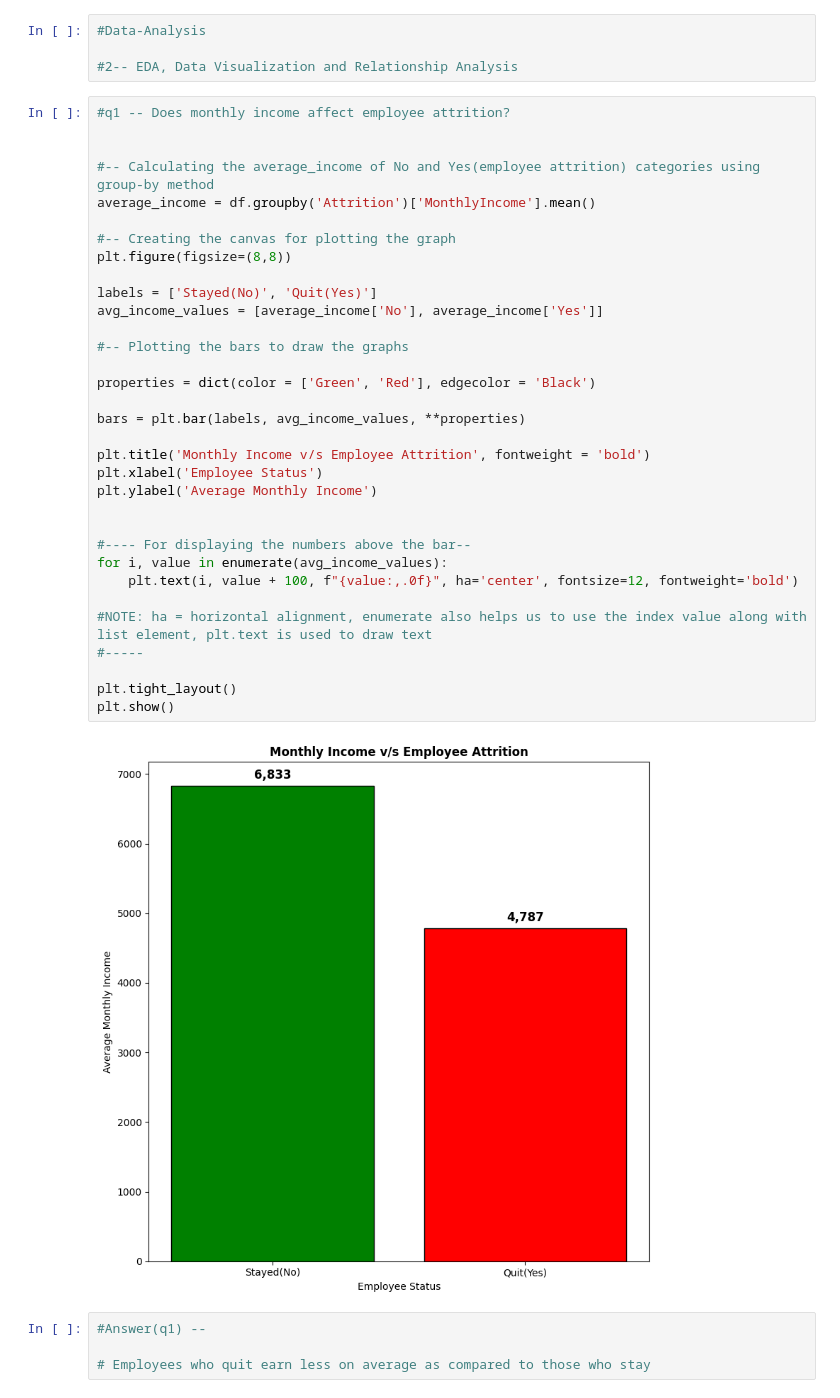
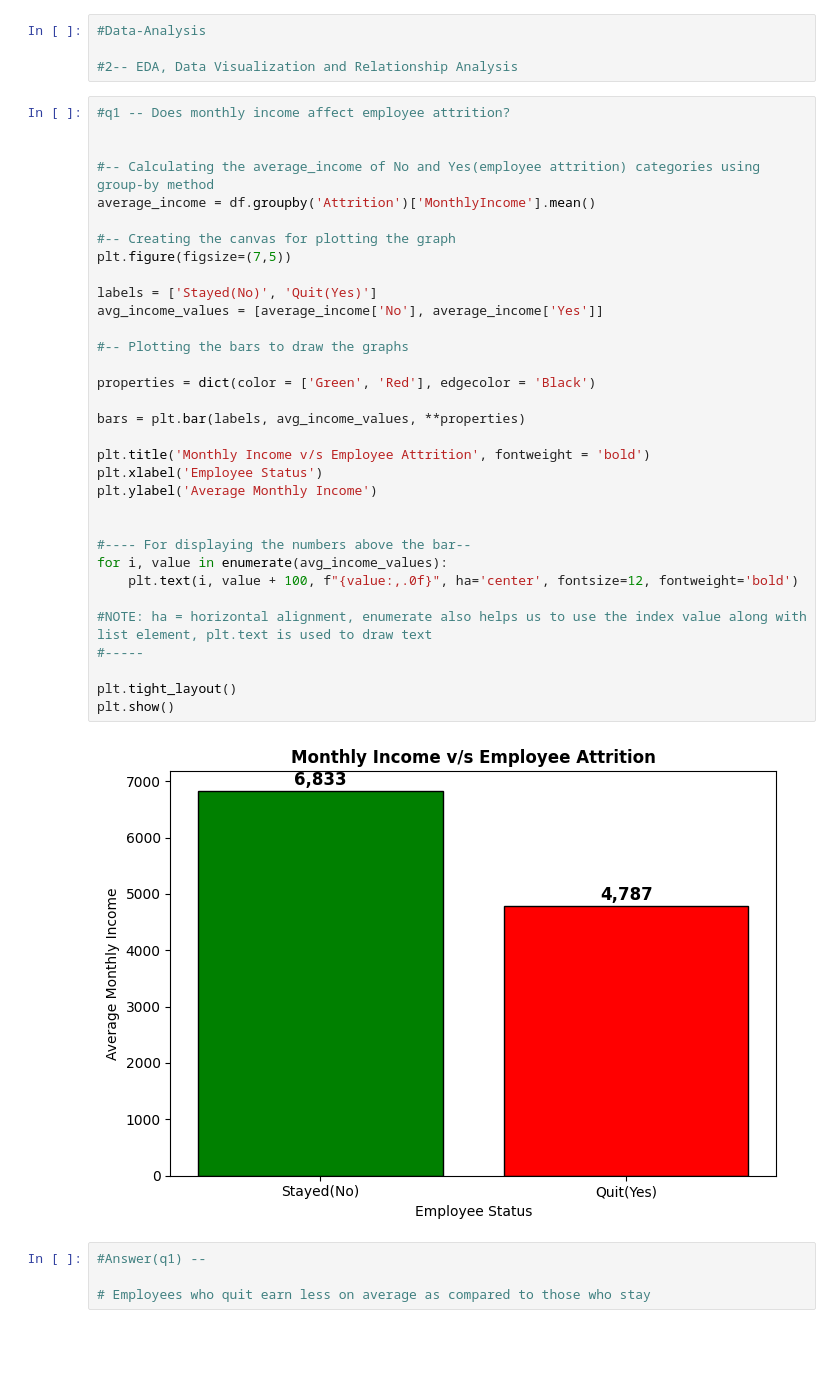
Before and after one commit to AryanGoyal17/Employee-Attrition-Analysis, a Jupyter notebook: analysis.ipynb, the cells around one changed output. Saved outputs shown, nothing was run; the diff lists cells and outputs as text; blank space fills up the shorter version.

```diff
--- a/analysis.ipynb
+++ b/analysis.ipynb
@@ -290,35 +290,35 @@ Name: proportion, dtype: float64
 
 #-- Calculating the average_income of No and Yes(employee attrition) categories using group-by method
 average_income = df.groupby('Attrition')['MonthlyIncome'].mean()
 
 #-- Creating the canvas for plotting the graph
-plt.figure(figsize=(8,8))
+plt.figure(figsize=(7,5))
 
 labels = ['Stayed(No)', 'Quit(Yes)']
 avg_income_values = [average_income['No'], average_income['Yes']]
 
 #-- Plotting the bars to draw the graphs
 
 properties = dict(color = ['Green', 'Red'], edgecolor = 'Black')
 
 bars = plt.bar(labels, avg_income_values, **properties)
 
 plt.title('Monthly Income v/s Employee Attrition', fontweight = 'bold')
 plt.xlabel('Employee Status')
 plt.ylabel('Average Monthly Income')
 
 
 #---- For displaying the numbers above the bar--
 for i, value in enumerate(avg_income_values):
     plt.text(i, value + 100, f"{value:,.0f}", ha='center', fontsize=12, fontweight='bold')
 
 #NOTE: ha = horizontal alignment, enumerate also helps us to use the index value along with list element, plt.text is used to draw text
 #-----
 
 plt.tight_layout()
 plt.show()
 # %% [output]
-[figure, old version]
+[figure, new version]
 # %%
 #Answer(q1) --
 
```
Also changed, not shown: parts of 2 cells of this notebook.
